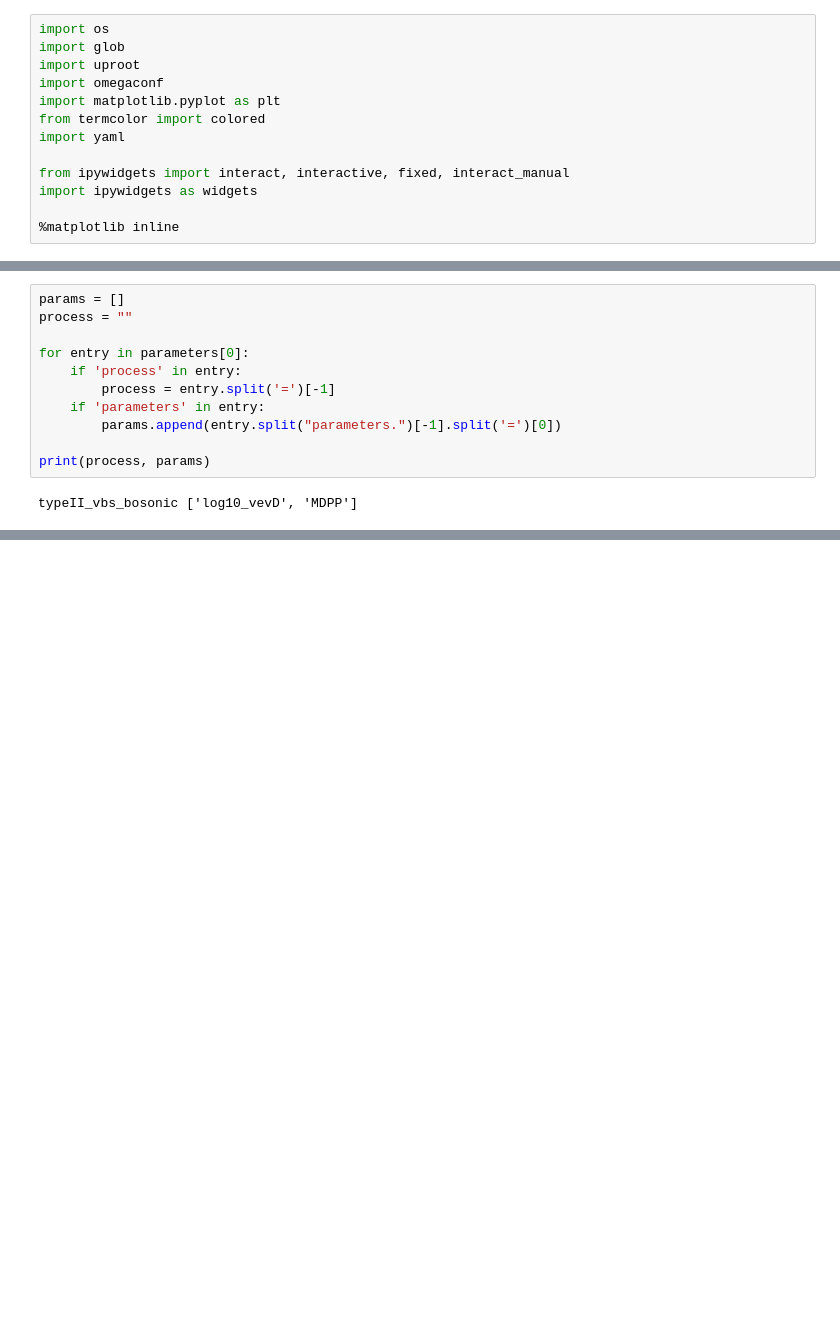
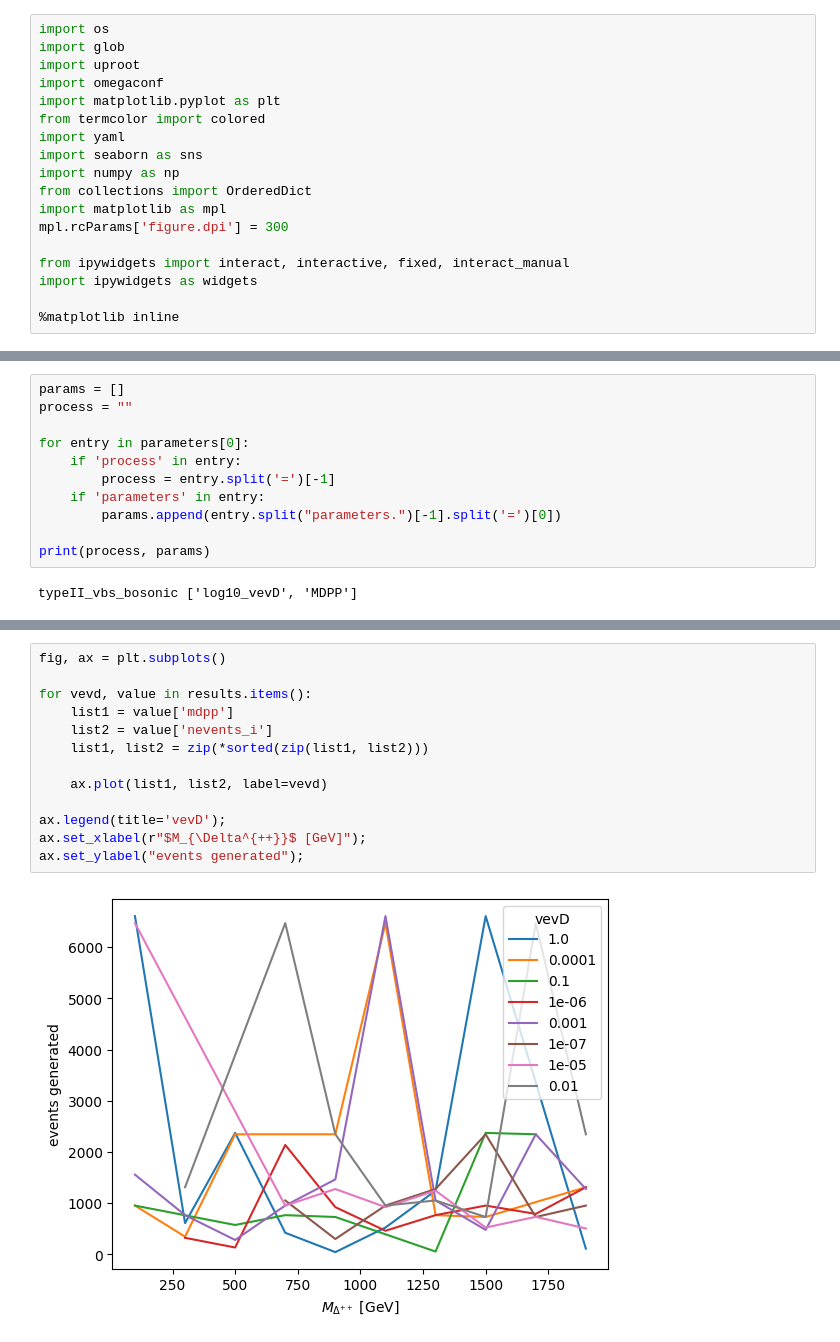
Before and after one commit to benw22022/MadHydra, a Jupyter notebook: visualise_results.ipynb, the cells around one changed output, grey strips where cells are left out. Drawn from its saved outputs; the diff is of its cells as text; blank space fills up the shorter version.

```diff
--- a/visualise_results.ipynb
+++ b/visualise_results.ipynb
@@ -6,6 +6,11 @@ import omegaconf
 import matplotlib.pyplot as plt
 from termcolor import colored
 import yaml
+import seaborn as sns
+import numpy as np
+from collections import OrderedDict
+import matplotlib as mpl
+mpl.rcParams['figure.dpi'] = 300
 
 from ipywidgets import interact, interactive, fixed, interact_manual
 import ipywidgets as widgets
@@ -184,0 +212,15 @@ Text(0.5, 0, '$M_{\\Delta^{++}}$ [GeV]')
+# %%
+fig, ax = plt.subplots()
+
+for vevd, value in results.items():
+    list1 = value['mdpp']
+    list2 = value['nevents_i']
+    list1, list2 = zip(*sorted(zip(list1, list2)))
+
+    ax.plot(list1, list2, label=vevd)
+
+ax.legend(title='vevD');
+ax.set_xlabel(r"$M_{\Delta^{++}}$ [GeV]");
+ax.set_ylabel("events generated");
+# %% [output]
+[figure, added]
```
Also changed, not shown: parts of 6 cells of this notebook.
